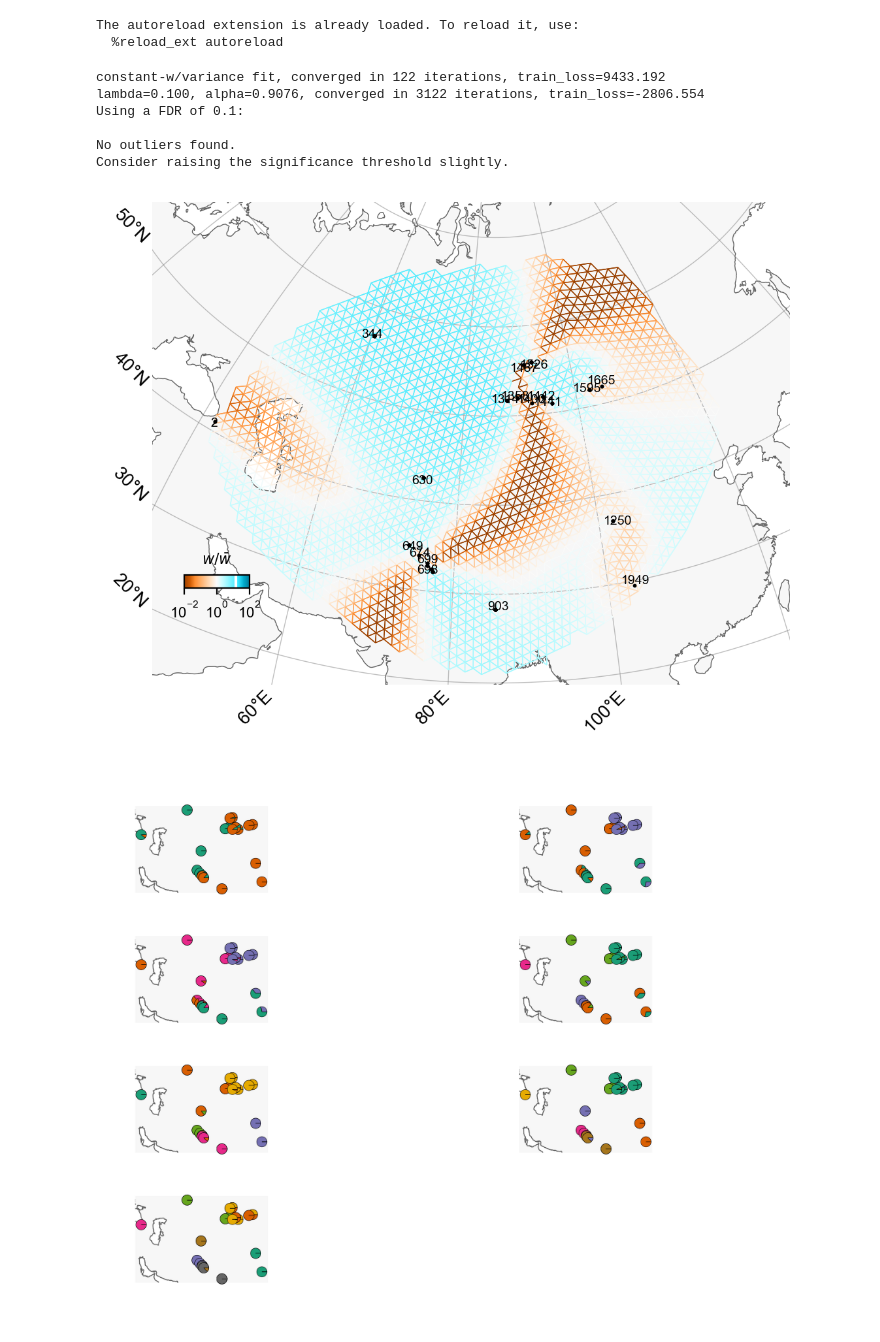
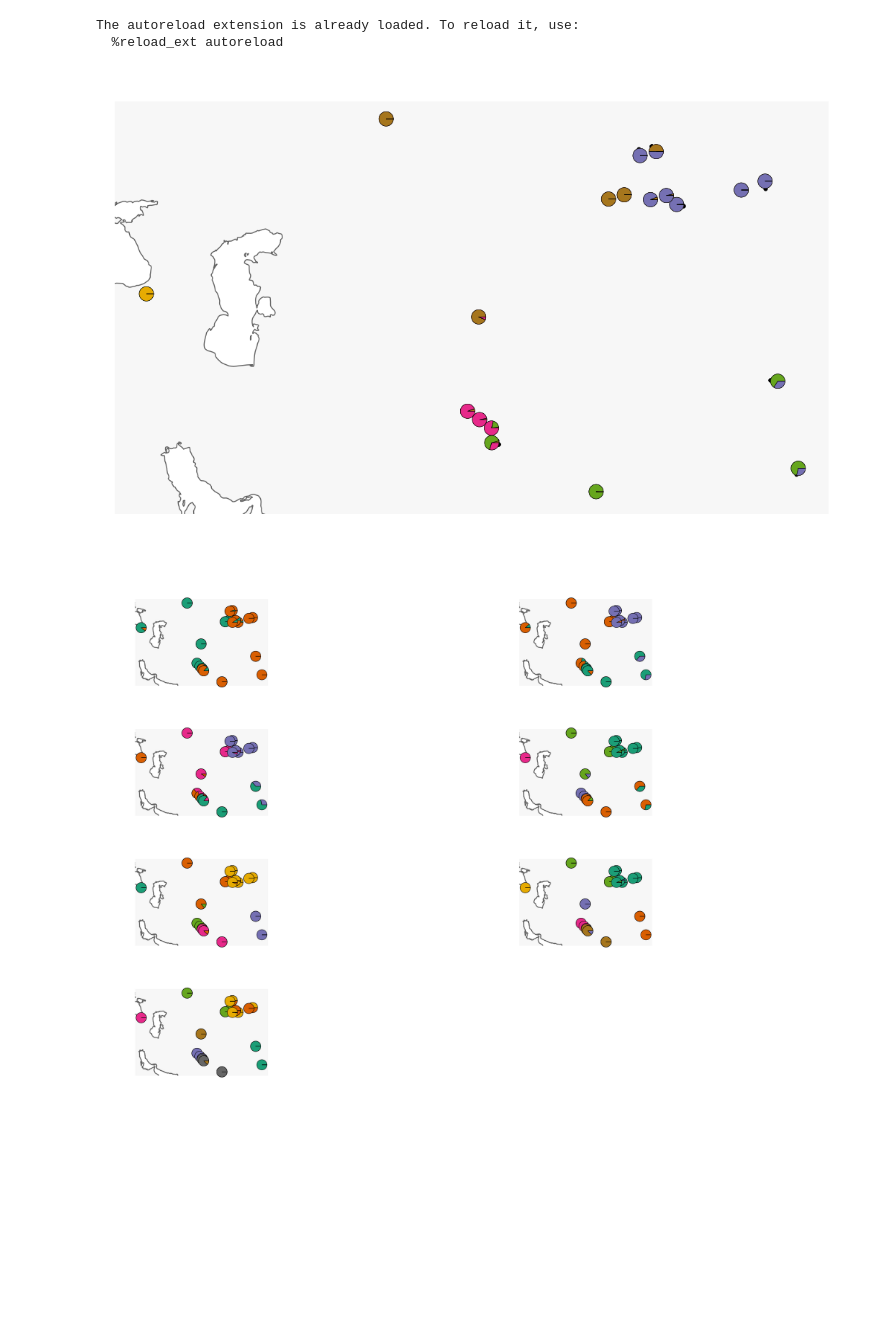
Before and after one commit to NovembreLab/feems, a Jupyter notebook: docs/notebooks/empirical-warblers.ipynb, the cells around one changed output. Drawn from its saved outputs; the diff is of its cells as text; code cells hidden in the pictures; blank space fills up the shorter version.

```diff
--- a/docs/notebooks/empirical-warblers.ipynb
+++ b/docs/notebooks/empirical-warblers.ipynb
@@ -59,40 +59,35 @@ outer, edges, grid, _ = prepare_graph_inputs(coord=coord,
 genotypes = np.loadtxt('genotypes_ESM13.csv',skiprows=0,delimiter=' ')
 # %%
 ## testing to see how outer & buffer play a role in creating a polygon grid
-warblr_graph = FEEMSmix_SpatialGraph(genotypes, coord, grid, edges)
-warblr_graph.fit(lamb=0.1,optimize_q='n-dim',lamb_q=1.)
-obj = FEEMSmix_Objective(warblr_graph);
-projection = ccrs.AzimuthalEquidistant(central_longitude=85.5, central_latitude=42.54)
+# warblr_graph = SpatialGraph(genotypes, coord, grid, edges)
+# warblr_graph.fit(lamb=3.,optimize_q='n-dim',lamb_q=1.)
+# obj = Objective(warblr_graph);
+projection = ccrs.AzimuthalEquidistant(central_longitude=85.5)
 fig = plt.figure(dpi=200)
 ax = fig.add_subplot(1, 1, 1, projection=projection)
 v = Viz(ax, warblr_graph, projection=projection, edge_width=.5,
         edge_alpha=1, edge_zorder=100, sample_pt_size=10,
         obs_node_size=7.5, sample_pt_color="black", cbar_ticklabelsize=8, cbar_width=0.5, cbar_height=0.1,
         cbar_font_size=8)
-v.ax.set_extent([45,120,19,70], crs=ccrs.PlateCarree())
-v.draw_map(); v.draw_samples(); v.draw_edges(use_weights=True); v.draw_obs_nodes(use_ids=True); v.draw_edge_colorbar()
-# for i in obj.perm_idx[:warblr_graph.n_observed_nodes]:
-        # draw_admix_pie(Q_k6[warblr_graph.nodes[i]['sample_idx'][0], :], v.grid[i, 0], v.grid[i, 1], colors_k6, radius=0.25, ax=ax)
-        # draw_admix_pie(np.mean(Q_k6[warblr_graph.nodes[i]['sample_idx'], :],axis=0).tolist(), v.grid[i, 0], v.grid[i, 1], colors_k7, radius=0.25, ax=ax)
+v.draw_map(latlong=False); v.draw_samples(); #v.draw_edges(use_weights=True); v.draw_obs_nodes(use_ids=True); v.draw_edge_colorbar()
+# v.draw_ll_contour(contour1526, levels=-3)
+# plt.savefig('/Users/vivaswatshastry/Documents/feems_ms/supfigs/warblers_ndim_lambcv.pdf')
+for i in warblr_graph.perm_idx[:warblr_graph.n_observed_nodes]:
+        draw_admix_pie(Q_k5[warblr_graph.nodes[i]['sample_idx'][0], :], v.grid[i, 0], v.grid[i, 1], colors_k6, radius=0.25, ax=ax)
+        draw_admix_pie(np.mean(Q_k5[warblr_graph.nodes[i]['sample_idx'], :],axis=0).tolist(), v.grid[i, 0], v.grid[i, 1], colors_k7, radius=0.25, ax=ax)
 # v.draw_arrow([(699,1526)],0.19)
 # for i in range(warblr_graph.n_observed_nodes):
 #     ip = np.where(obj.perm_idx==i)[0][0]
 #     if ip<warblr_graph.n_observed_nodes:
 #         v.ax.plot(v.grid[i,0], v.grid[i,1], 'ro', alpha=0.5, markersize=warblr_graph.q[ip]/50)
 #     else:
 #         R1 = np.array(-2*obj.Lpinv[:warblr_graph.n_observed_nodes,ip].T + np.diag(obj.Linv) + obj.Lpinv[ip,ip])
 #         proxs = np.argsort([nx.shortest_path_length(warblr_graph,source=ip,target=d) for d in set(obj.perm_idx[:warblr_graph.n_observed_nodes])-set([ip])])[:1]
 #         # qprox = np.dot(1/sp_graph.q[proxs], (1/R1[0,proxs].T)/np.sum(1/R1[0,proxs]))
 #         qprox = np.dot(1/warblr_graph.q[proxs], (R1[0,proxs]*np.exp(-2*R1[0,proxs]))/np.sum(R1[0,proxs]*np.exp(-2*R1[0,proxs])))
 #         v.ax.plot(v.grid[i,0], v.grid[i,1], 'o', color='grey', alpha=0.8, markersize=50/qprox)
 # %% [output]
-constant-w/variance fit, converged in 122 iterations, train_loss=9433.192
-lambda=0.100, alpha=0.9076, converged in 3122 iterations, train_loss=-2806.554
-Using a FDR of 0.1:
-
-No outliers found.
-Consider raising the significance threshold slightly.
-[figure, old version]
+[figure, new version]
 # %%
 os.chdir('/Users/vivaswatshastry/Library/CloudStorage/GoogleDrive-vivaswat@uchicago.edu/Other computers/My Mac mini/Documents/feemsResults/warblers/data')
 Q_k2 = np.loadtxt("genotypes_ESM_plink.2.Q")
```
Also changed, not shown: parts of 3 cells of this notebook, 5 other files.
